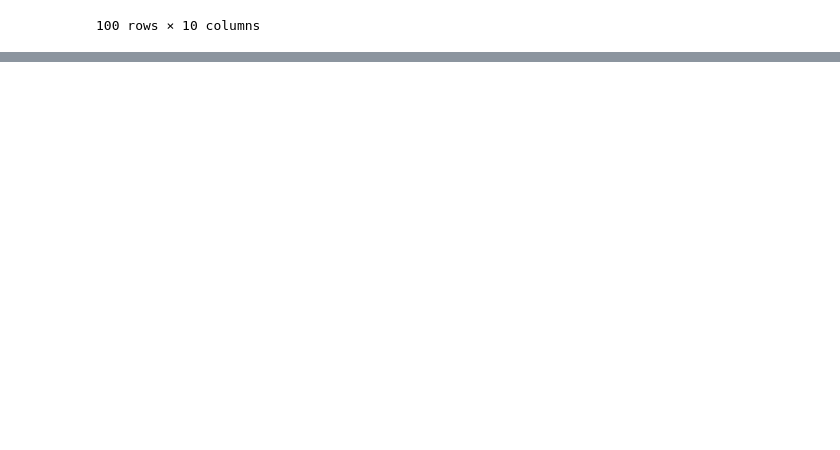
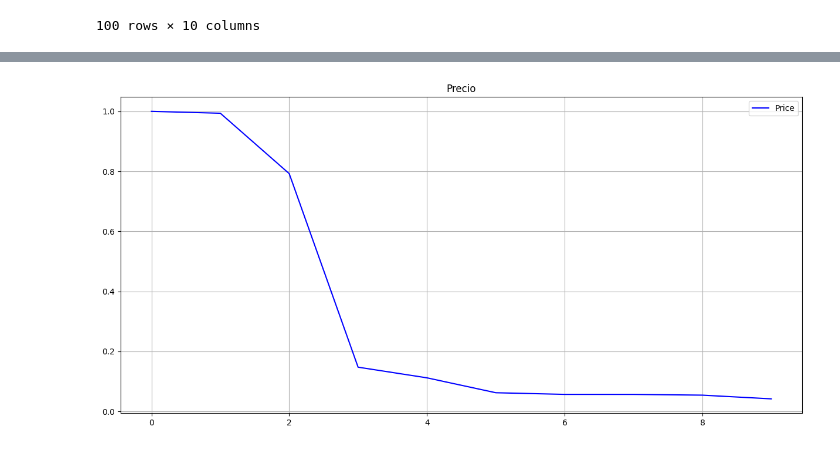
Before and after one commit to pablop11/CE_IABD, a Jupyter notebook: PIA/UNIDAD2/Actividades/Actividad2_10/Actividad2_10.ipynb, the cells around one changed output, grey strips where cells are left out. Saved outputs shown, nothing was run; the diff lists cells and outputs as text; code cells hidden in the pictures; blank space fills up the shorter version.

```diff
--- a/PIA/UNIDAD2/Actividades/Actividad2_10/Actividad2_10.ipynb
+++ b/PIA/UNIDAD2/Actividades/Actividad2_10/Actividad2_10.ipynb
@@ -50,12 +32,0 @@ df.head(1000)
-# %%
-
-
-def recibir_num(num):
-    df["Price"] = pd.to_numeric(df["Price"].replace(r"[$,""]", "", regex=True))
-    for i, row in df.iterrows():
-        if row["Price"] < num:
-            df.drop(i, inplace=True)
-
-    return df.head()
-
-recibir_num(36982.00)
@@ -65,0 +84,8 @@ recibir_num(36982.00)
+# %%
+from sklearn.preprocessing import MinMaxScaler, RobustScaler
+
+escalador = MinMaxScaler()
+
+df_norm[["Price", "Changes 24H"]] = escalador.fit_transform(df_norm[["Price", "Changes 24H"]])
+
+df_norm.head()
@@ -65,0 +99,18 @@ recibir_num(36982.00)
+# %%
+import matplotlib.pyplot as plt
+
+top10_prices = df_norm.sort_values(by="Price", ascending=False).head(10)
+top10_prices.head(100)
+
+plt.figure(figsize=(15,7))
+
+plt.plot(top10_prices["Price"], label="Price", color="blue")
+
+plt.title("Precio")
+plt.xlabel("")
+plt.ylabel("")
+plt.legend()
+plt.grid(True)
+plt.show()
+# %% [output]
+[figure, added]
```
Also changed, not shown: parts of 4 cells of this notebook.
